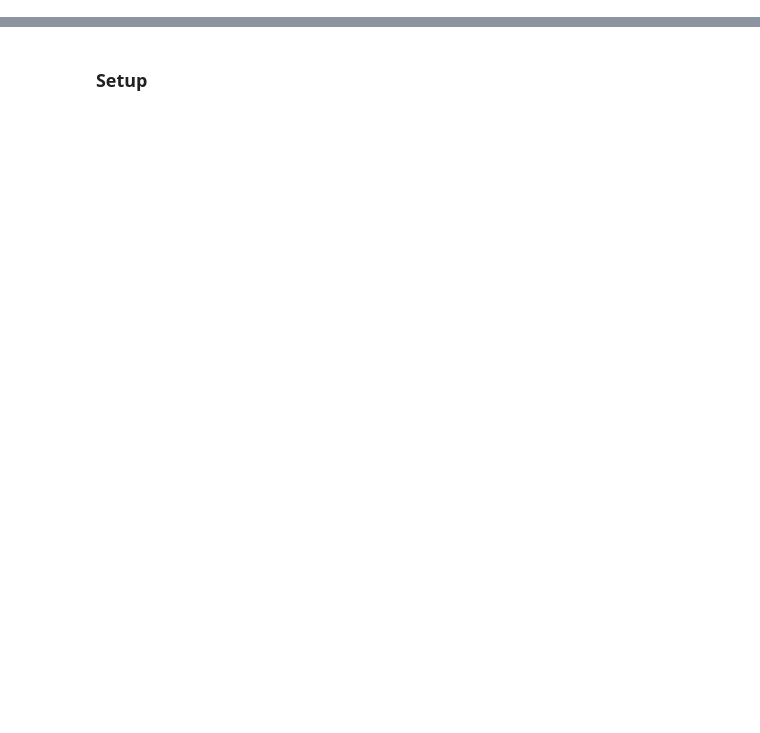
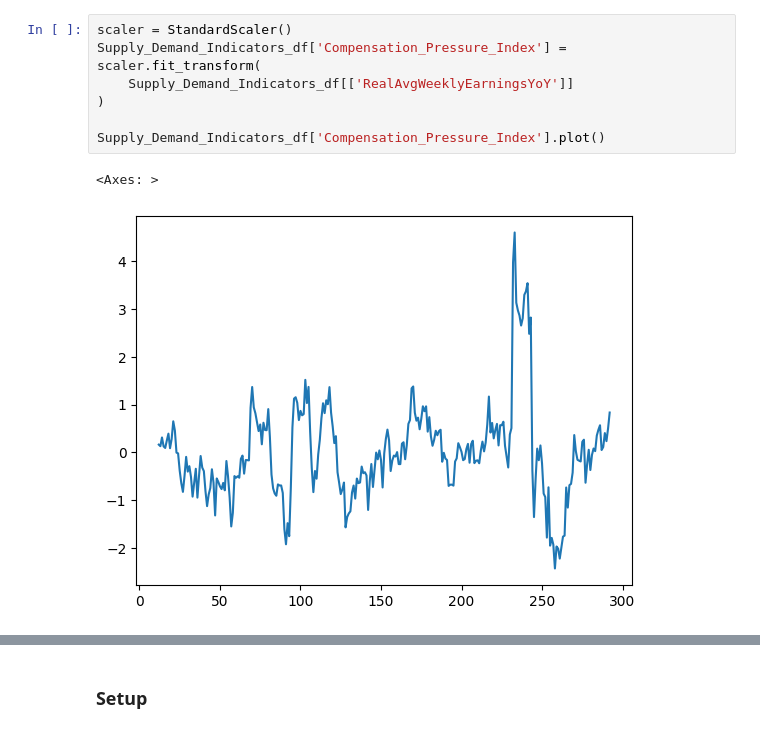
Before and after one commit to Makster04/Labor_Market_Index, a Jupyter notebook: Demand_vs_Supply.ipynb, the cells around one changed output, grey strips where cells are left out. Saved outputs shown, nothing was run; the diff lists cells and outputs as text; blank space fills up the shorter version.

```diff
--- a/Demand_vs_Supply.ipynb
+++ b/Demand_vs_Supply.ipynb
@@ -731,0 +181,10 @@ shap.summary_plot(shap_values, X)
+# %%
+scaler = StandardScaler()
+Supply_Demand_Indicators_df['Compensation_Pressure_Index'] = scaler.fit_transform(
+    Supply_Demand_Indicators_df[['RealAvgWeeklyEarningsYoY']]
+)
+
+Supply_Demand_Indicators_df['Compensation_Pressure_Index'].plot()
+# %% [output]
+<Axes: >
+[figure, added]
```
Also changed, not shown: parts of 83 cells of this notebook.
